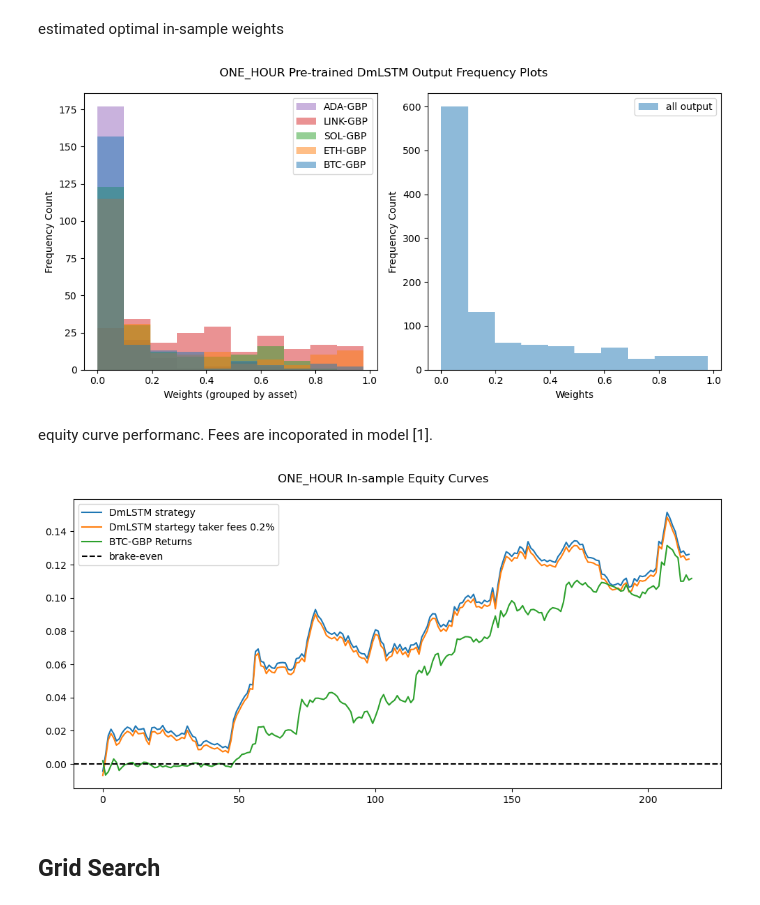
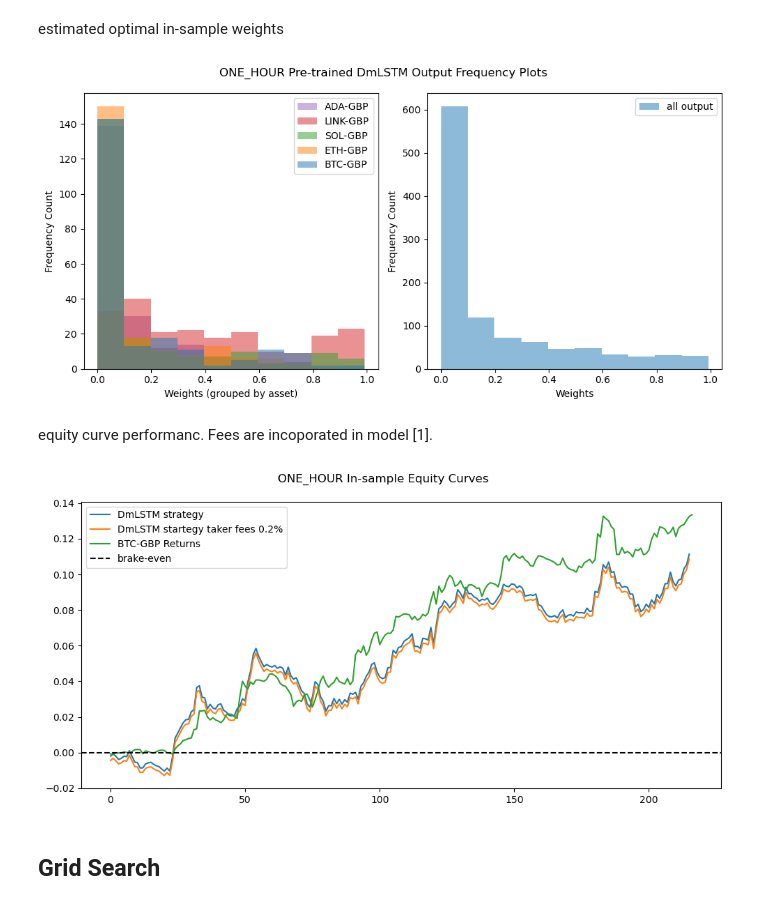
Before and after one commit to AmjadSaidam/Coinbase-DL-Portfolio-Buyer, a Jupyter notebook: backtest.ipynb, the cells around one changed output. Drawn from its saved outputs; the diff is of its cells as text; code cells hidden in the pictures.

```diff
--- a/backtest.ipynb
+++ b/backtest.ipynb
@@ -38,9 +38,9 @@ tickers = ['BTC-GBP', 'ETH-GBP', 'SOL-GBP', 'LINK-GBP', 'ADA-GBP'] # because acc
 benchmark_ticker = 'BTC-GBP'
 
 # times
-data_frequency = "ONE_MINUTE"
-freq = '1min'
-data_max = {'minutes': 350}
+data_frequency = "ONE_HOUR"
+freq = '1h'
+data_max = {'hours': 350}
 
 # pull data
 dataset_returns = cb_account.coinbase_data(products = tickers, time_frame_candle = data_frequency, freq = freq, **data_max)
@@ -155,7 +155,7 @@ ax[1].set_ylabel('Frequency Count')
 ax[1].legend()
 plt.tight_layout();
 # %% [output]
-[figure, old version]
+[figure, new version]
 # %% [markdown]
 equity curve performanc. Fees are incoporated in model [1].
 # %%
@@ -163,36 +163,35 @@ def weight_rebalance(weights: np.ndarray):
     # weight diff **abstract this in equity curve function**
     prior_weights = np.zeros(shape = weights.shape)
     prior_weights[1:, :] = weights[ :-1, :] # from 1st row fill with original array not including last row
     weight_diff = np.sum(weights - prior_weights, axis = 1)
 
     return weight_diff
 
 # equity curve function
 def equity_curve(returns: np.ndarray, weights, fees = False, fee = 0):
-    weights_diff = weight_rebalance(weights)
-    weight_diff_fees = weights_diff*fee if fees else fee
+    weight_diff_fees = weight_rebalance(weights)*fee if fees else fee
     log_returns = np.log(1 + returns - weight_diff_fees)
     sum = np.cumsum(log_returns)
     final_returns = np.exp(sum) -1
 
     return final_returns
 
 # equity curves
 in_sample_equity_curve = equity_curve(res_in_sample['predicted_returns'], weights = res_in_sample['trained_weights'])
 in_sample_equity_curve_fees = equity_curve(res_in_sample['predicted_returns'], weights = res_in_sample['trained_weights'], fees = True, fee = 0.25/100)
 in_sample_benchmark_equity_curve = equity_curve(dataset_returns.loc[lookback:len(returns_train), benchmark_ticker].values, weights = res_in_sample['trained_weights'])
 
 # plot
 fig, ax = plt.subplots(figsize = (10, 5))
 fig.suptitle(f"{data_frequency} In-sample Equity Curves")
 ax.plot(in_sample_equity_curve, label = "DmLSTM strategy")
 ax.plot(in_sample_equity_curve_fees, label = "DmLSTM startegy taker fees 0.2%")
 ax.plot(in_sample_benchmark_equity_curve, label = f"{benchmark_ticker} Returns")
 ax.axhline(0, color = 'black', linestyle = "--", label = "brake-even")
 ax.legend()
 fig.tight_layout();
 # %% [output]
-[figure, old version]
+[figure, new version]
 # %% [markdown]
 ## **Grid Search**
 # %% [markdown]
```
Also changed, not shown: parts of 14 cells of this notebook.
